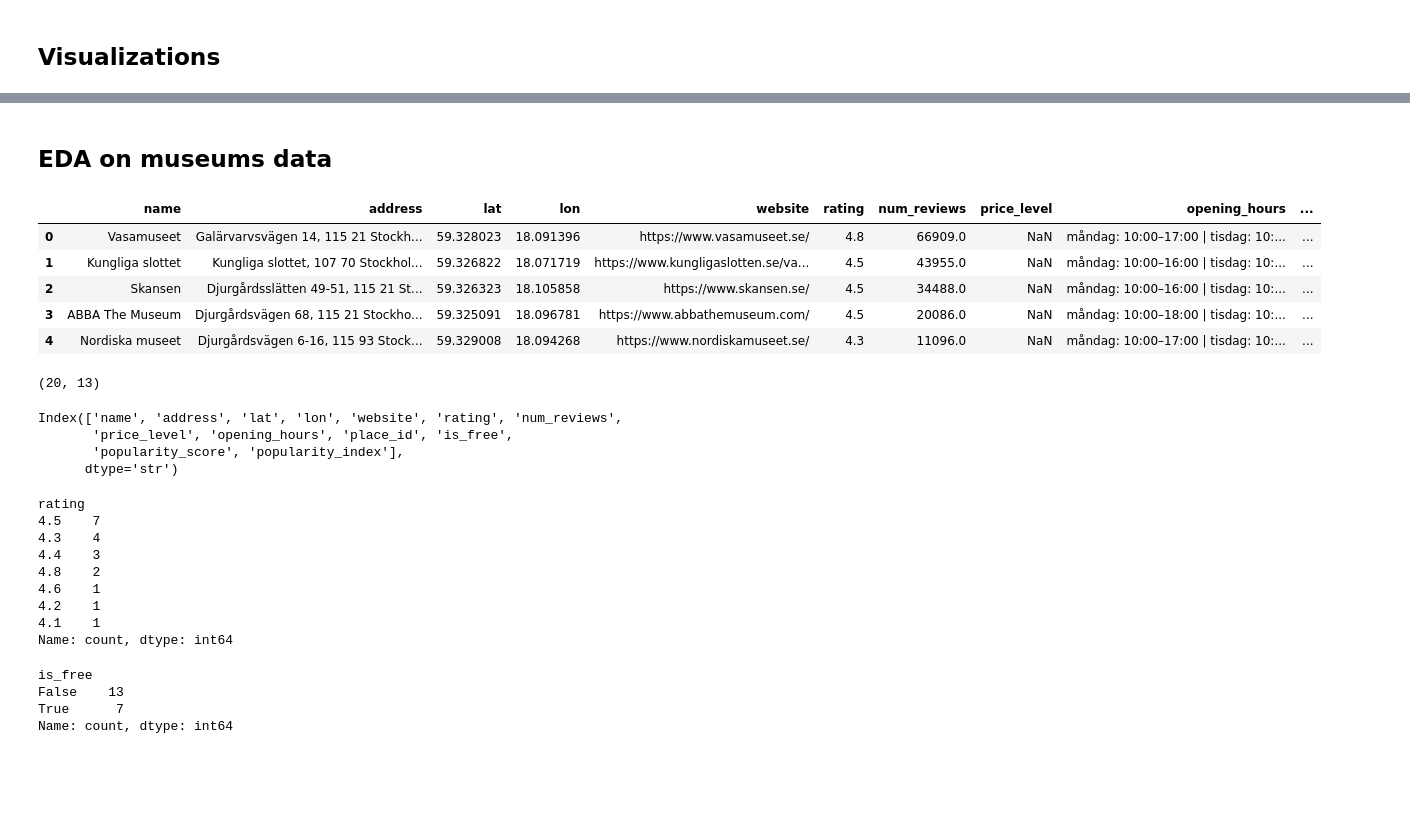
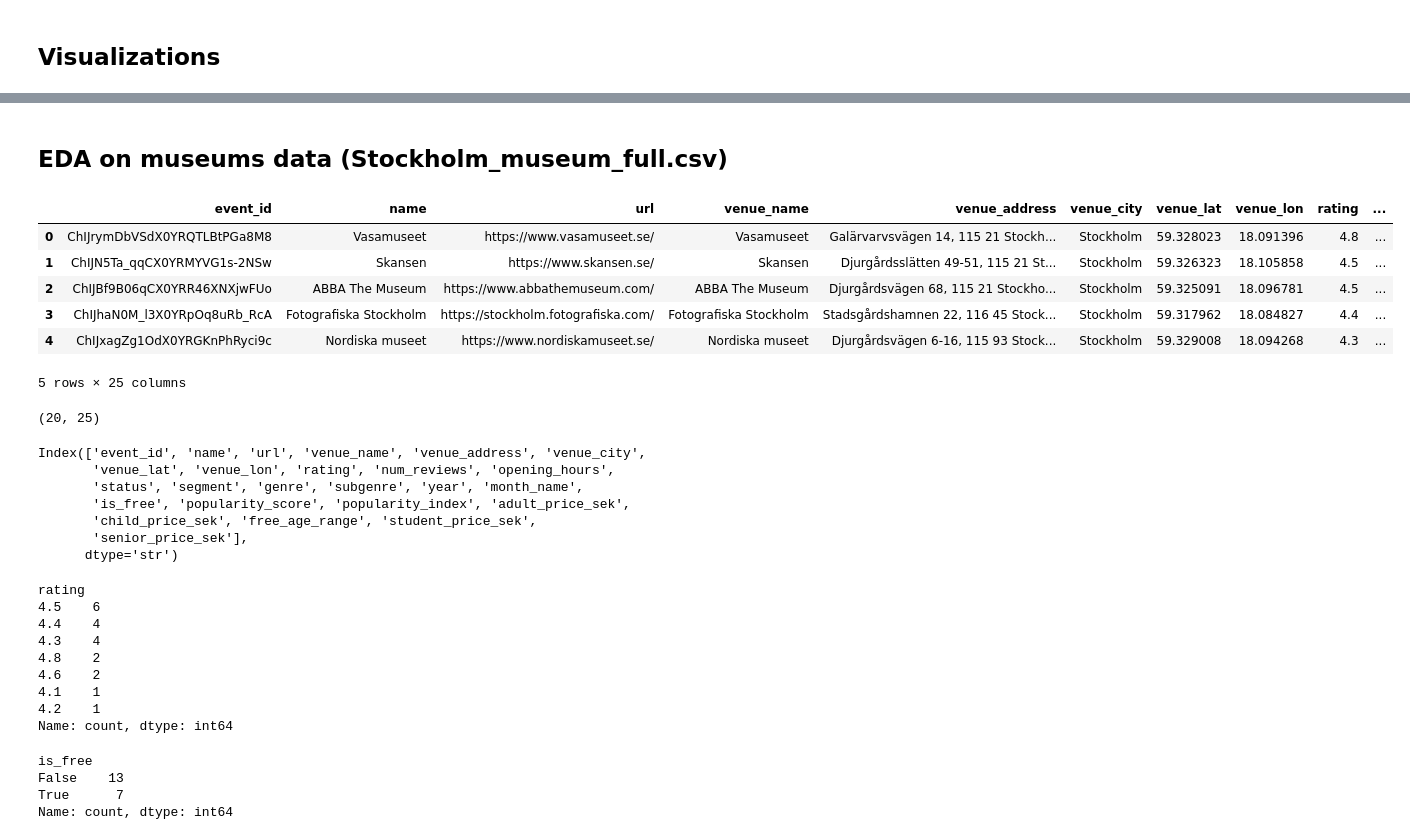
Before and after one commit to LisaYllander92/Visualization_project, a Jupyter notebook: eda/eda_lisa.ipynb, the cells around one changed output, grey strips where cells are left out. Saved outputs shown, nothing was run; the diff lists cells and outputs as text; code cells hidden in the pictures; blank space fills up the shorter version.

```diff
--- a/eda/eda_lisa.ipynb
+++ b/eda/eda_lisa.ipynb
@@ -374,38 +393,42 @@ Museer
 # %% [markdown]
-## EDA on museums data
+## EDA on museums data (Stockholm_museum_full.csv)
 # %%
-m_df = pd.read_csv("../api/stockholm_museums.csv")
+m_df = pd.read_csv("../api/Stockholm_museum_full.csv")
 
 m_df.head()
 # %% [output]
-|  | name | address | lat | lon | website | rating | num_reviews | price_level | opening_hours | ... |
-| 0 | Vasamuseet | Galärvarvsvägen 14, 115 21 Stockh... | 59.328023 | 18.091396 | https://www.vasamuseet.se/ | 4.8 | 66909.0 | NaN | måndag: 10:00–17:00 | tisdag: 10:... | ... |
-| 1 | Kungliga slottet | Kungliga slottet, 107 70 Stockhol... | 59.326822 | 18.071719 | https://www.kungligaslotten.se/va... | 4.5 | 43955.0 | NaN | måndag: 10:00–16:00 | tisdag: 10:... | ... |
-| 2 | Skansen | Djurgårdsslätten 49-51, 115 21 St... | 59.326323 | 18.105858 | https://www.skansen.se/ | 4.5 | 34488.0 | NaN | måndag: 10:00–16:00 | tisdag: 10:... | ... |
-| 3 | ABBA The Museum | Djurgårdsvägen 68, 115 21 Stockho... | 59.325091 | 18.096781 | https://www.abbathemuseum.com/ | 4.5 | 20086.0 | NaN | måndag: 10:00–18:00 | tisdag: 10:... | ... |
-| 4 | Nordiska museet | Djurgårdsvägen 6-16, 115 93 Stock... | 59.329008 | 18.094268 | https://www.nordiskamuseet.se/ | 4.3 | 11096.0 | NaN | måndag: 10:00–17:00 | tisdag: 10:... | ... |
+|  | event_id | name | url | venue_name | venue_address | venue_city | venue_lat | venue_lon | rating | ... |
+| 0 | ChIJrymDbVSdX0YRQTLBtPGa8M8 | Vasamuseet | https://www.vasamuseet.se/ | Vasamuseet | Galärvarvsvägen 14, 115 21 Stockh... | Stockholm | 59.328023 | 18.091396 | 4.8 | ... |
+| 1 | ChIJN5Ta_qqCX0YRMYVG1s-2NSw | Skansen | https://www.skansen.se/ | Skansen | Djurgårdsslätten 49-51, 115 21 St... | Stockholm | 59.326323 | 18.105858 | 4.5 | ... |
+| 2 | ChIJBf9B06qCX0YRR46XNXjwFUo | ABBA The Museum | https://www.abbathemuseum.com/ | ABBA The Museum | Djurgårdsvägen 68, 115 21 Stockho... | Stockholm | 59.325091 | 18.096781 | 4.5 | ... |
+| 3 | ChIJhaN0M_l3X0YRpOq8uRb_RcA | Fotografiska Stockholm | https://stockholm.fotografiska.com/ | Fotografiska Stockholm | Stadsgårdshamnen 22, 116 45 Stock... | Stockholm | 59.317962 | 18.084827 | 4.4 | ... |
+| 4 | ChIJxagZg1OdX0YRGKnPhRyci9c | Nordiska museet | https://www.nordiskamuseet.se/ | Nordiska museet | Djurgårdsvägen 6-16, 115 93 Stock... | Stockholm | 59.329008 | 18.094268 | 4.3 | ... |
+5 rows × 25 columns
 # %%
 m_df.shape
 # %% [output]
-(20, 13)
+(20, 25)
 # %%
 m_df.columns
 # %% [output]
-Index(['name', 'address', 'lat', 'lon', 'website', 'rating', 'num_reviews',
-       'price_level', 'opening_hours', 'place_id', 'is_free',
-       'popularity_score', 'popularity_index'],
+Index(['event_id', 'name', 'url', 'venue_name', 'venue_address', 'venue_city',
+       'venue_lat', 'venue_lon', 'rating', 'num_reviews', 'opening_hours',
+       'status', 'segment', 'genre', 'subgenre', 'year', 'month_name',
+       'is_free', 'popularity_score', 'popularity_index', 'adult_price_sek',
+       'child_price_sek', 'free_age_range', 'student_price_sek',
+       'senior_price_sek'],
       dtype='str')
 # %%
 m_df["rating"].value_counts()
 # %% [output]
 rating
-4.5    7
+4.5    6
+4.4    4
 4.3    4
-4.4    3
 4.8    2
-4.6    1
+4.6    2
+4.1    1
 4.2    1
-4.1    1
 Name: count, dtype: int64
 # %%
 m_df["is_free"].value_counts()
```
Also changed, not shown: parts of 27 cells of this notebook, 3 other files.
